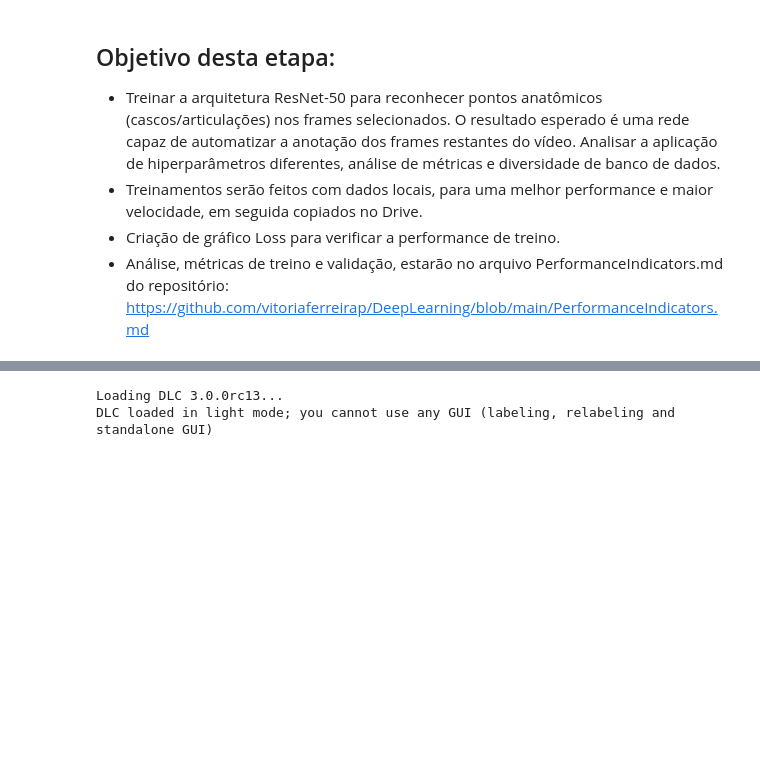
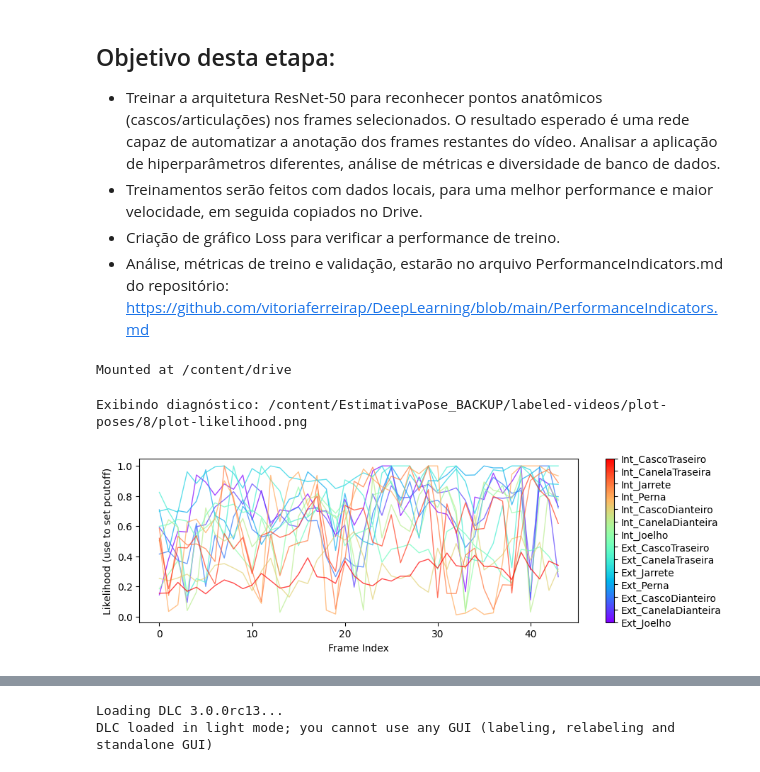
Before and after one commit to vitoriaferreirap/DeepLearning, a Jupyter notebook: CNN_Computer_Vision/03_DCL_Treinamento_de_Anotacoes_Frames.ipynb, the cells around one changed output, grey strips where cells are left out. Drawn from its saved outputs; the diff is of its cells as text; code cells hidden in the pictures; blank space fills up the shorter version.

Commit message:
feat: exibe gráfico de confiança para análise.

```diff
--- a/CNN_Computer_Vision/03_DCL_Treinamento_de_Anotacoes_Frames.ipynb
+++ b/CNN_Computer_Vision/03_DCL_Treinamento_de_Anotacoes_Frames.ipynb
@@ -13 +13,6 @@
 !mv /content/EstimativaPose_LOCAL/EstimativaPose-Cavalos-2026-03-06/* /content/EstimativaPose_LOCAL/
+# %%
+from google.colab import drive
+drive.mount('/content/drive')
+# %% [output]
+Mounted at /content/drive
@@ -14 +22,22 @@
+# %%
+import os
+from IPython.display import Image, display
+
+# Busca automática e exibição direta
+encontrado = False
+for root, dirs, files in os.walk(f"/content/EstimativaPose_BACKUP"):
+    for file in files:
+        if "likelihood" in file.lower() and file.endswith(".png"):
+            caminho = os.path.join(root, file)
+            print(f"Exibindo diagnóstico: {caminho}")
+            display(Image(filename=caminho))
+            encontrado = True
+            break # Mostra apenas o primeiro para não encher a tela
+    if encontrado: break
+
+if not encontrado:
+    print("Gráfico não encontrado. Rode: deeplabcut.plot_trajectories(path_config_file, videofile_path, destfolder=destfolder)")
+# %% [output]
+Exibindo diagnóstico: /content/EstimativaPose_BACKUP/labeled-videos/plot-poses/8/plot-likelihood.png
+[figure, added]
 # %%
```
Also changed, not shown: parts of 7 cells of this notebook.
